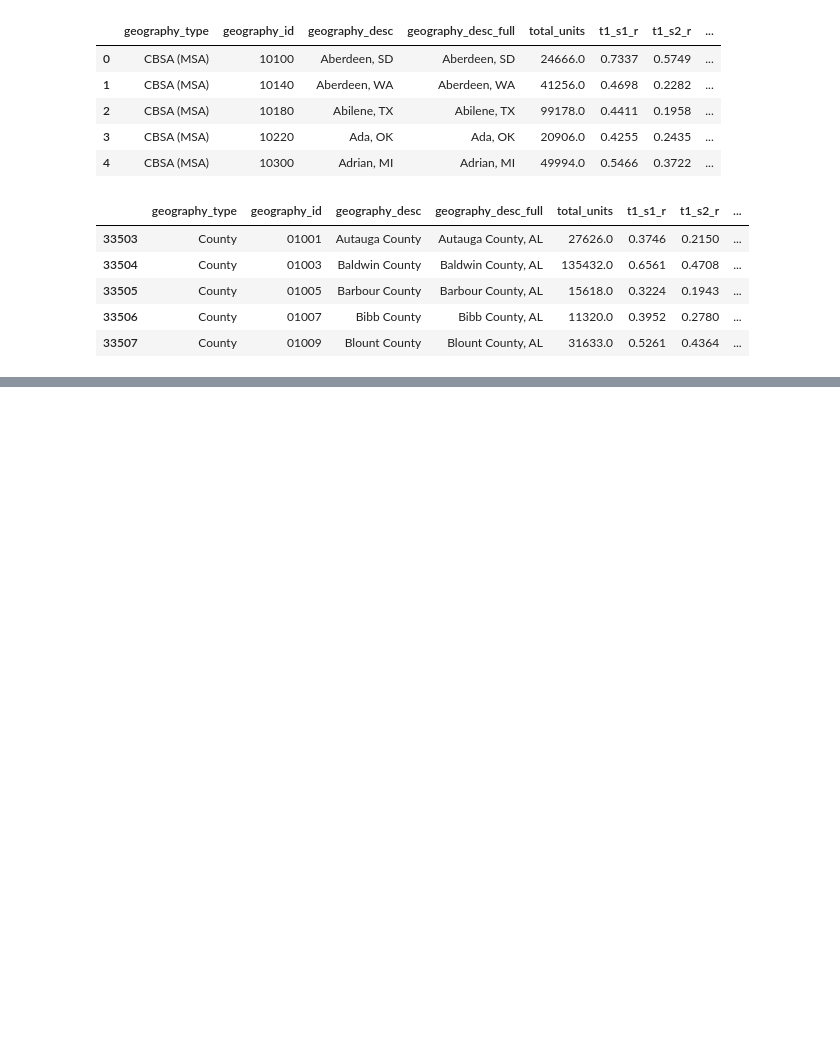
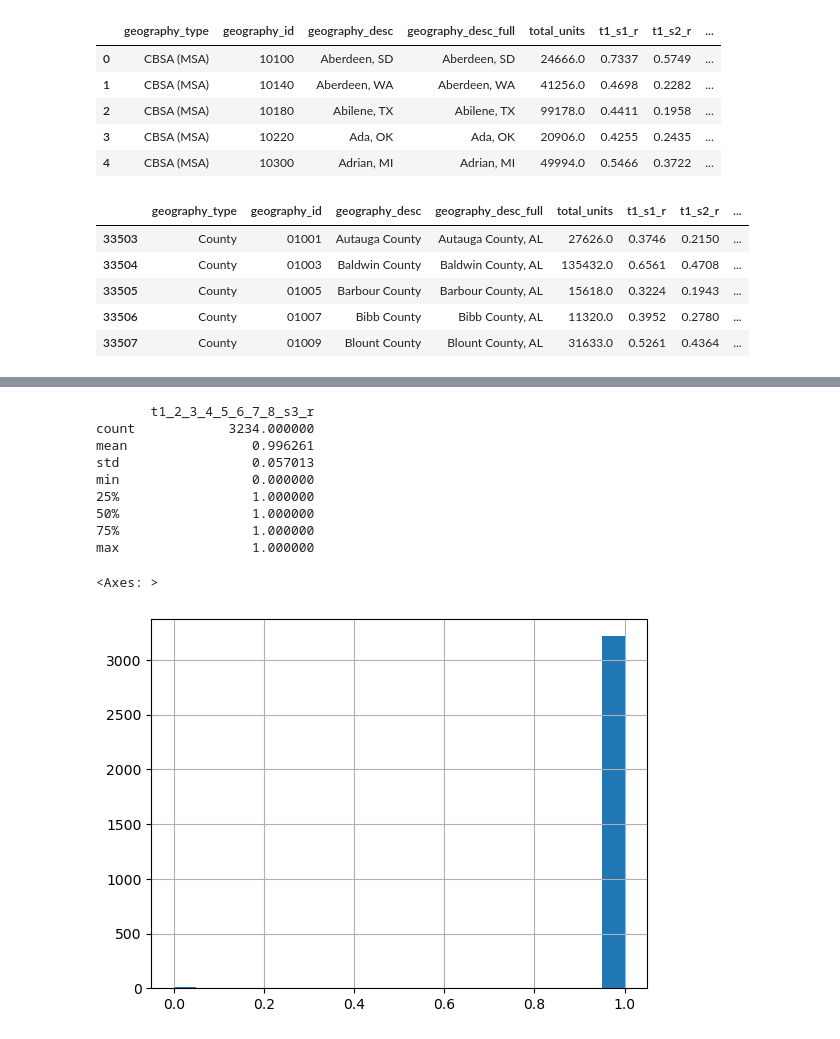
Before and after one commit to mfarme/eHealthEquity, a Jupyter notebook: Research/Data Source/FCC_Broadband.ipynb, the cells around one changed output, grey strips where cells are left out. Saved outputs shown, nothing was run; the diff lists cells and outputs as text; code cells hidden in the pictures; blank space fills up the shorter version.

```diff
--- a/Research/Data Source/FCC_Broadband.ipynb
+++ b/Research/Data Source/FCC_Broadband.ipynb
@@ -62,3 +60,19 @@ df.head()
+# %%
+print(df.describe())
+#distribution of broadband access by county
+df['t1_2_3_4_5_6_7_8_s3_r'].hist(bins=20)
+# %% [output]
+       t1_2_3_4_5_6_7_8_s3_r
+count            3234.000000
+mean                0.996261
+std                 0.057013
+min                 0.000000
+25%                 1.000000
+50%                 1.000000
+75%                 1.000000
+max                 1.000000
+<Axes: >
+[figure, added]
 # %%
 #seperate out the state and county
 df['state'] = df['geography_desc_full'].str.split(',').str[1].str.strip()
```
Also changed, not shown: parts of 3 cells of this notebook.
